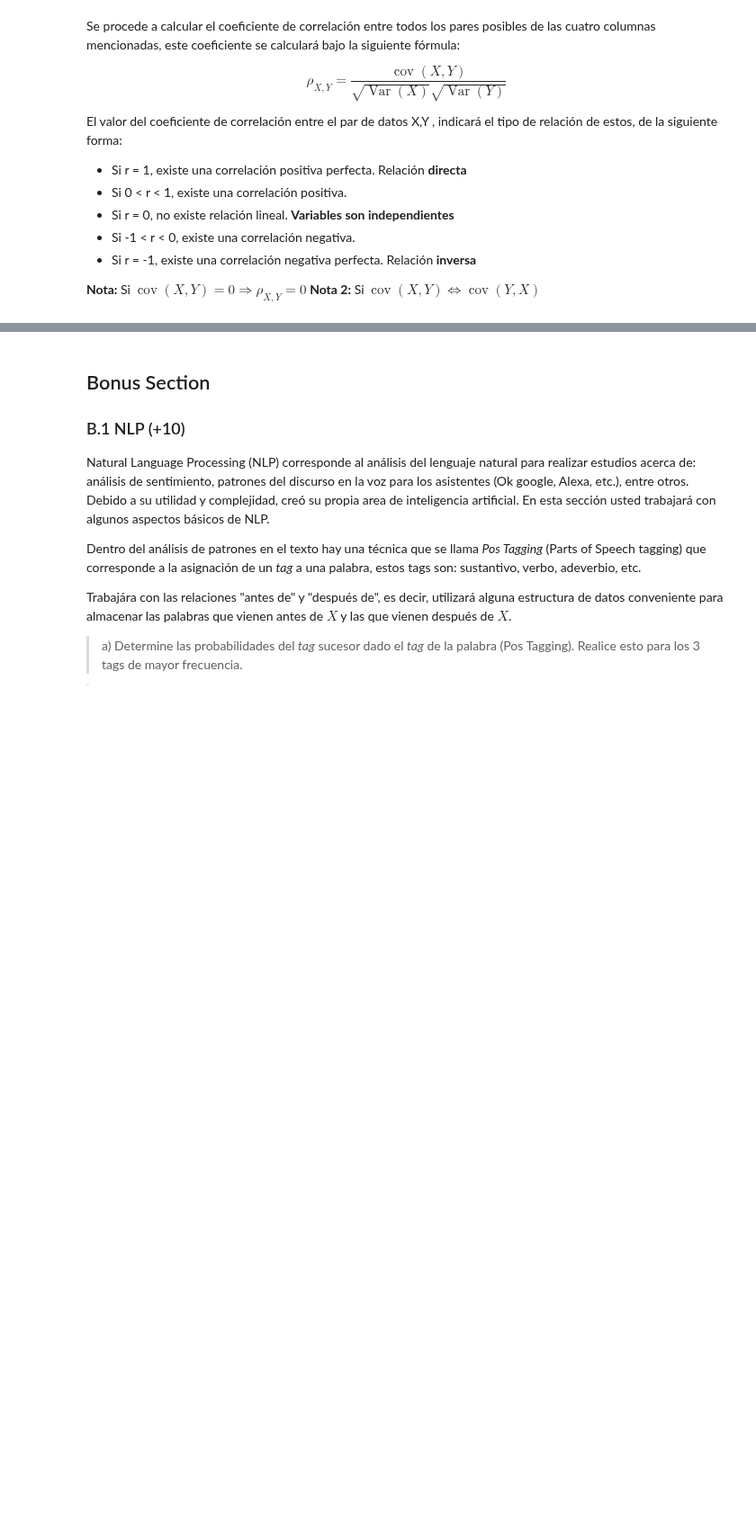
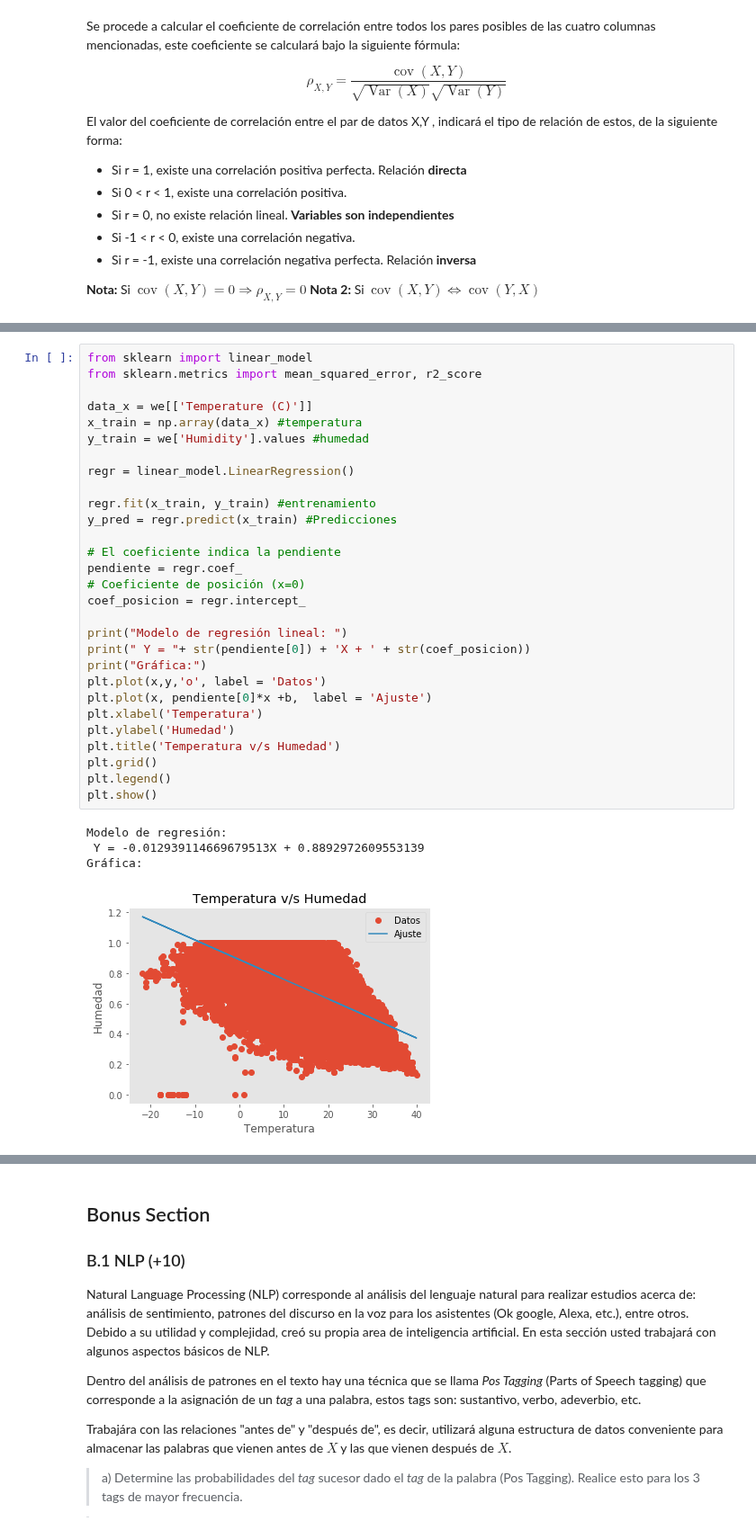
Before and after one commit to dmedelba/Lab3-Estaca, a Jupyter notebook: Laboratorio 3.ipynb, the cells around one changed output, grey strips where cells are left out. Shown at 90% size. Saved outputs shown, nothing was run; the diff lists cells and outputs as text; blank space fills up the shorter version.

```diff
--- a/Laboratorio 3.ipynb
+++ b/Laboratorio 3.ipynb
@@ -927,0 +989,34 @@ Según los valores de coeficiente de correlación presentados podemos concluir l
+# %%
+from sklearn import linear_model
+from sklearn.metrics import mean_squared_error, r2_score
+
+data_x = we[['Temperature (C)']]
+x_train = np.array(data_x) #temperatura
+y_train = we['Humidity'].values #humedad
+
+regr = linear_model.LinearRegression()
+
+regr.fit(x_train, y_train) #entrenamiento
+y_pred = regr.predict(x_train) #Predicciones
+
+# El coeficiente indica la pendiente
+pendiente = regr.coef_
+# Coeficiente de posición (x=0)
+coef_posicion = regr.intercept_
+
+print("Modelo de regresión lineal: ")
+print(" Y = "+ str(pendiente[0]) + 'X + ' + str(coef_posicion))
+print("Gráfica:")
+plt.plot(x,y,'o', label = 'Datos')
+plt.plot(x, pendiente[0]*x +b,  label = 'Ajuste')
+plt.xlabel('Temperatura')
+plt.ylabel('Humedad')
+plt.title('Temperatura v/s Humedad')
+plt.grid()
+plt.legend()
+plt.show()
+# %% [output]
+Modelo de regresión:
+ Y = -0.012939114669679513X + 0.8892972609553139
+Gráfica:
+[figure, added]
```
Also changed, not shown: parts of 11 cells of this notebook, 1 other file.
